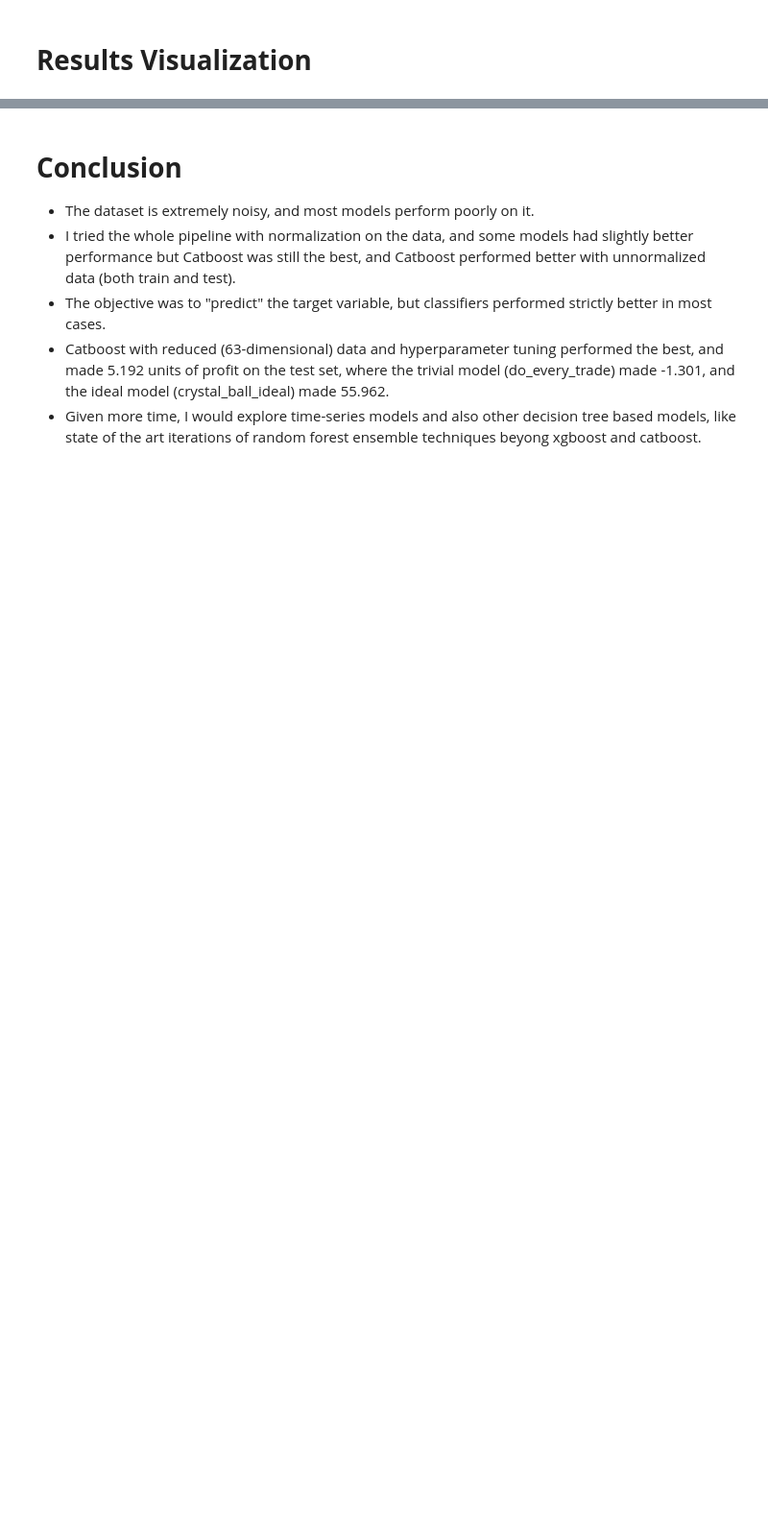
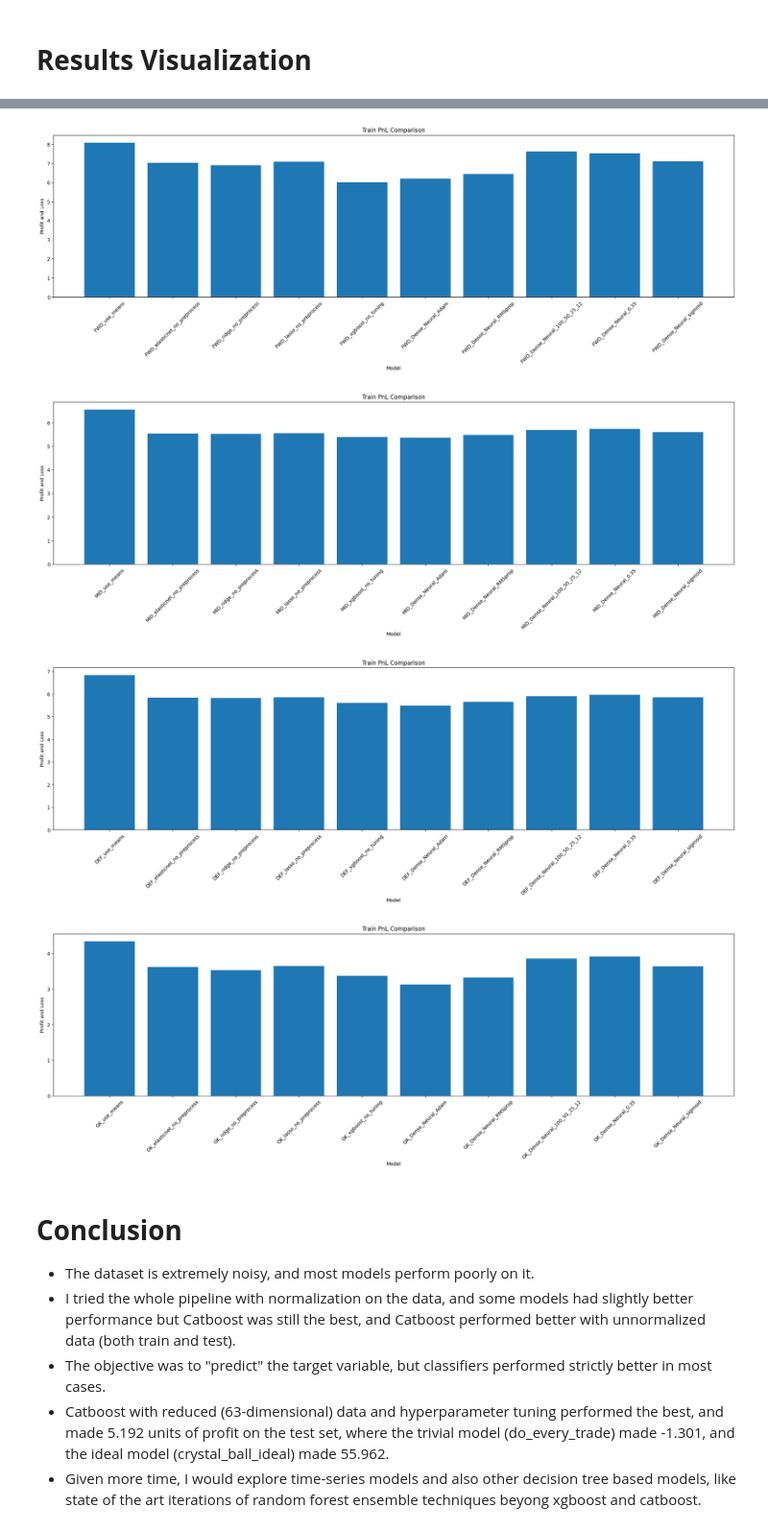
Before and after one commit to yashpansari/Premier_League_Predictor, a Jupyter notebook: Model_Factory_Notebook.ipynb, the cells around one changed output, grey strips where cells are left out. Shown at 96% size. Saved outputs shown, nothing was run; the diff lists cells and outputs as text; code cells hidden in the pictures; blank space fills up the shorter version.

```diff
--- a/Model_Factory_Notebook.ipynb
+++ b/Model_Factory_Notebook.ipynb
@@ -326,12 +327,18 @@ plt.ylim()
 # %%
-test_pnl_arr   = [test_error[pos][i] for i in models.keys()]
-plt.figure(figsize = (25,6))
-plt.bar(models.keys(), test_pnl_arr)
-plt.xlabel('Model')
-plt.ylabel('Profit and Loss')
-plt.title('Test PnL Comparison')
-plt.xticks(rotation=45)
-plt.ylim()
+for pos in positions:
+  train_pnl_arr  = [test_error[pos][i] for i in models[pos].keys()]
+  plt.figure(figsize = (25,6))
+  plt.bar(models[pos].keys(), train_pnl_arr)
+  plt.xlabel('Model')
+  plt.ylabel('Profit and Loss')
+  plt.title('Train PnL Comparison')
+  plt.xticks(rotation=45)
+  plt.ylim()
+# %% [output]
+[figure, added]
+[figure, added]
+[figure, added]
+[figure, added]
 # %% [markdown]
 # **Conclusion**
 - The dataset is extremely noisy, and most models perform poorly on it.
```
Also changed, not shown: parts of 6 cells of this notebook, 20 other files.
